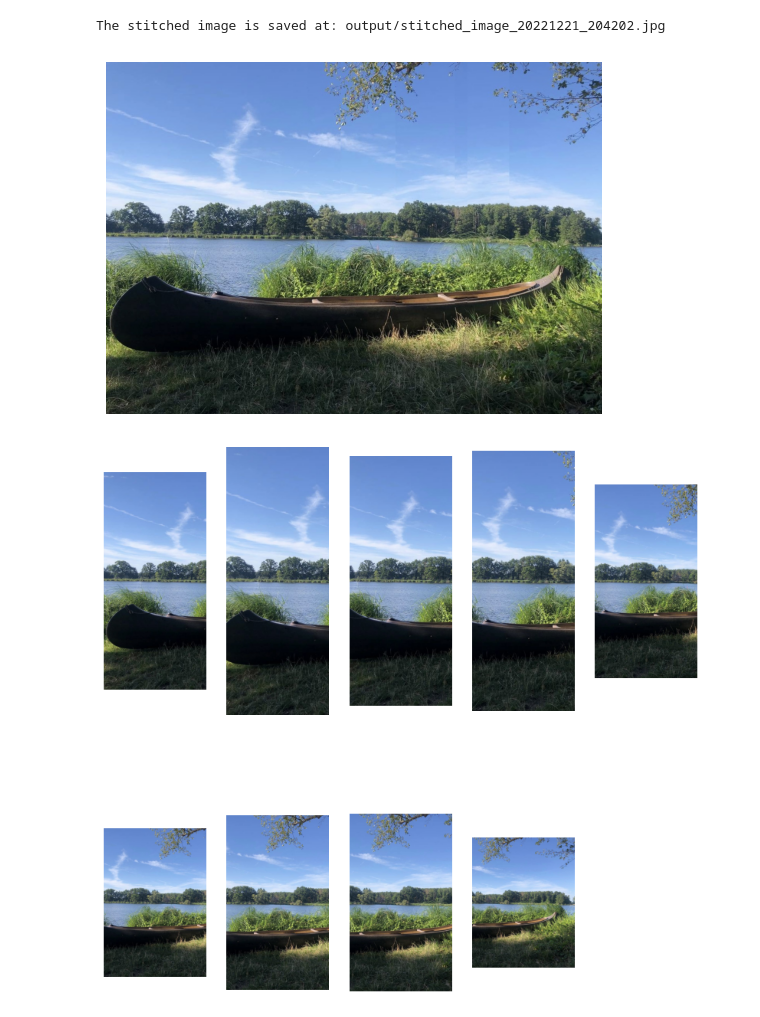
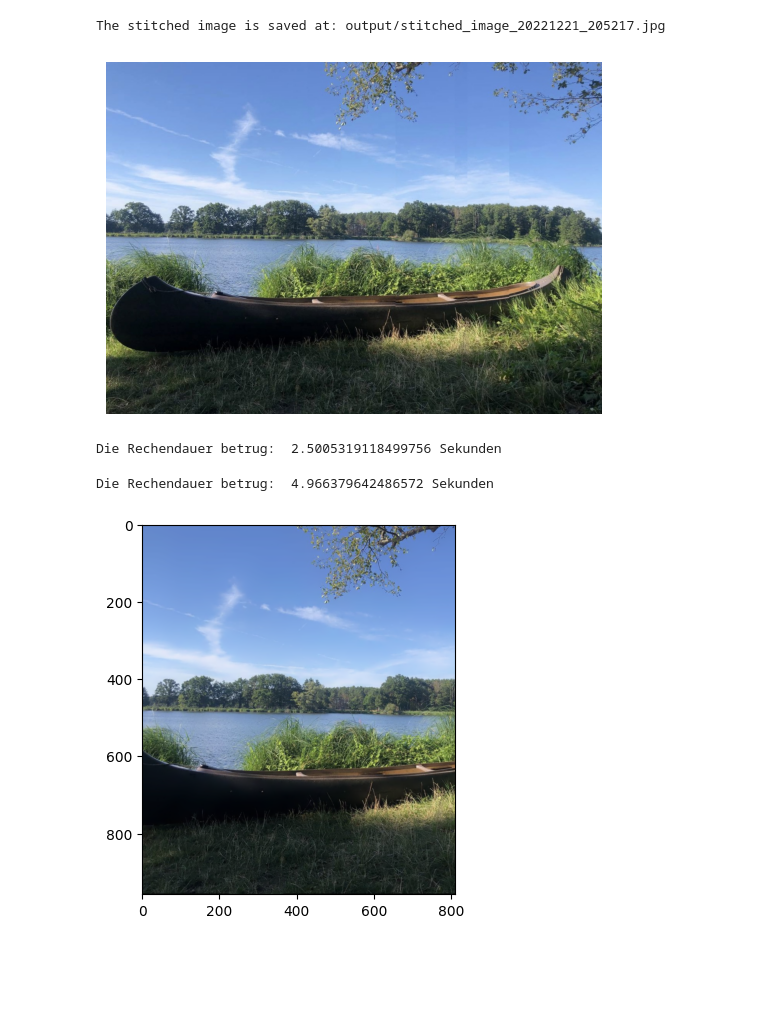
Before and after one commit to Jonalismus/Bildverarbeitung_Beleg3, a Jupyter notebook: Beleg3.ipynb, the cells around one changed output. Cells and saved outputs as stored; diff of their text form; code cells hidden in the pictures; blank space fills up the shorter version.

```diff
--- a/Beleg3.ipynb
+++ b/Beleg3.ipynb
@@ -2,6 +2,9 @@
 import imgstitch
 import matplotlib.pyplot as plt
 import cv2
+import time
+
+start_time = time.time()
 
 reslist = ['1.jpg','2.jpg','3.jpg','4.jpg','5.jpg','6.jpg','7.jpg','8.jpg','9.jpg']
 stitched = imgstitch.stitch_images_and_save("images", reslist, 1)
@@ -11,37 +14,44 @@ imgRes = cv2.cvtColor(image, cv2.COLOR_BGR2RGB)
 plt.axis('off')
 plt.imshow(imgRes)
 plt.show()
+
+end_time = time.time()
+total_time = end_time - start_time
+print("Die Rechendauer betrug: ", total_time, "Sekunden")
 # %% [output]
-The stitched image is saved at: output/stitched_image_20221221_204202.jpg
+The stitched image is saved at: output/stitched_image_20221221_205217.jpg
 [figure]
+Die Rechendauer betrug:  2.5005319118499756 Sekunden
 # %%
 import cv2
 import glob
 import matplotlib.pyplot as plt
-import math
+import time
+start_time = time.time()
 
 #Read images
 
 imagefiles = glob.glob("images2/*")
 imagefiles.sort()
 
 images = []
 
 for filename in imagefiles:
     img = cv2.imread(filename)
     img = cv2.cvtColor(img, cv2.COLOR_BGR2RGB)
     images.append(img)
 
-num_images = len(images)
+
+#stitch images
+
+stitcher = cv2.Stitcher_create()
+status, result = stitcher.stitch(images)
+if status == 0:
+    plt.imshow(result)
+
+end_time = time.time()
+total_time = end_time - start_time
+print("Die Rechendauer betrug: ", total_time, "Sekunden")
+# %% [output]
+Die Rechendauer betrug:  4.966379642486572 Sekunden
+[figure, added]
-# %%
-#display images
-
-plt.figure(figsize=[10,10])
-num_cols = 5
-num_rows = math.ceil(num_images / num_cols)
-for i in range(0, num_images):
-    plt.subplot(num_rows, num_cols, i+1)
-    plt.axis('off')
-    plt.imshow(images[i])
-# %% [output]
-[figure, removed]
```
Also changed, not shown: parts of 1 cell of this notebook, 1 other file.
